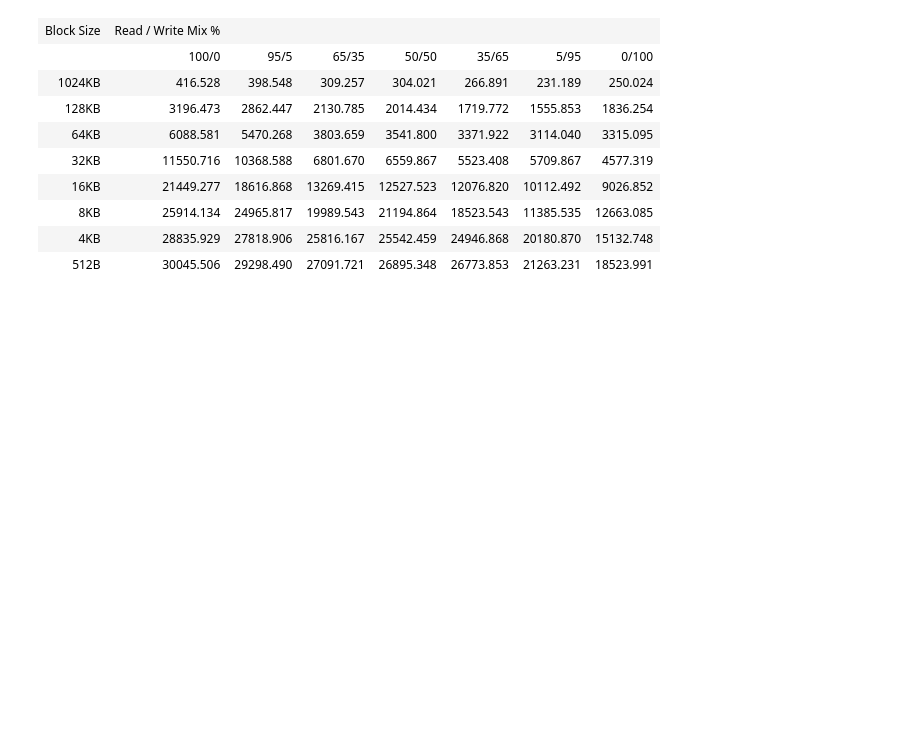
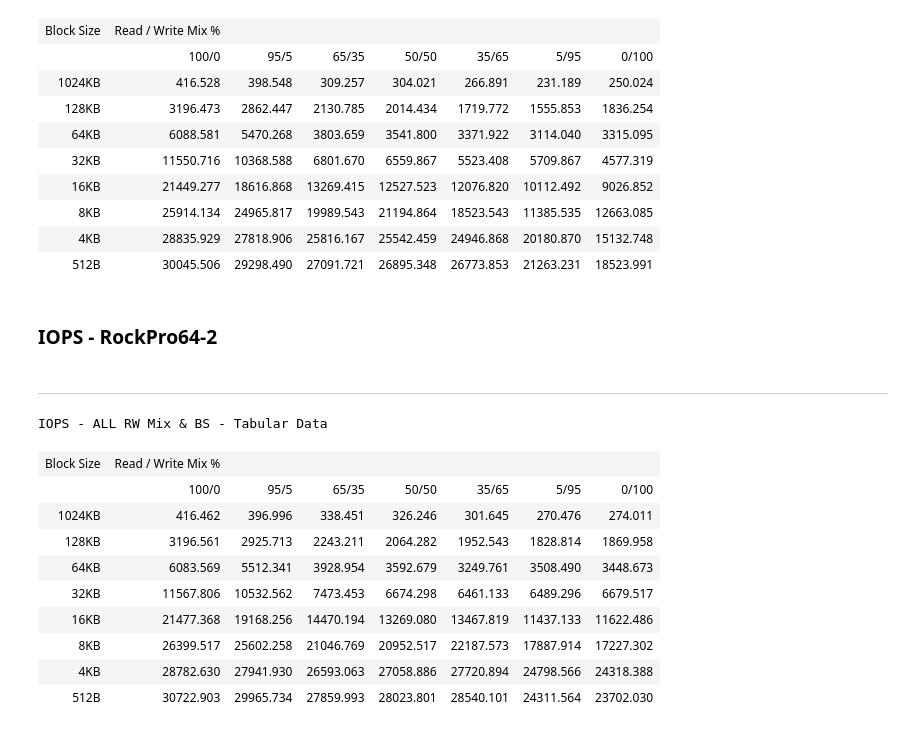
Before and after one commit to ljishen/SSSPT, a Jupyter notebook: analysis/notebooks/iops_comparison.ipynb, the cells around one changed output. Drawn from its saved outputs; the diff is of its cells as text; code cells hidden in the pictures; blank space fills up the shorter version.

```diff
--- a/analysis/notebooks/iops_comparison.ipynb
+++ b/analysis/notebooks/iops_comparison.ipynb
@@ -36,3 +36,20 @@ IOPS - ALL RW Mix & BS - Tabular Data
 | 8KB | 25914.134 | 24965.817 | 19989.543 | 21194.864 | 18523.543 | 11385.535 | 12663.085 |
 | 4KB | 28835.929 | 27818.906 | 25816.167 | 25542.459 | 24946.868 | 20180.870 | 15132.748 |
 | 512B | 30045.506 | 29298.490 | 27091.721 | 26895.348 | 26773.853 | 21263.231 | 18523.991 |
+# %% [markdown]
+### IOPS - RockPro64-2
+# %%
+plot_measurement_window_tabular('rockpro64/iops/2')
+# %% [output]
+---
+IOPS - ALL RW Mix & BS - Tabular Data
+| Block Size | Read / Write Mix % |  |  |  |  |  |  |
+|  | 100/0 | 95/5 | 65/35 | 50/50 | 35/65 | 5/95 | 0/100 |
+| 1024KB | 416.462 | 396.996 | 338.451 | 326.246 | 301.645 | 270.476 | 274.011 |
+| 128KB | 3196.561 | 2925.713 | 2243.211 | 2064.282 | 1952.543 | 1828.814 | 1869.958 |
+| 64KB | 6083.569 | 5512.341 | 3928.954 | 3592.679 | 3249.761 | 3508.490 | 3448.673 |
+| 32KB | 11567.806 | 10532.562 | 7473.453 | 6674.298 | 6461.133 | 6489.296 | 6679.517 |
+| 16KB | 21477.368 | 19168.256 | 14470.194 | 13269.080 | 13467.819 | 11437.133 | 11622.486 |
+| 8KB | 26399.517 | 25602.258 | 21046.769 | 20952.517 | 22187.573 | 17887.914 | 17227.302 |
+| 4KB | 28782.630 | 27941.930 | 26593.063 | 27058.886 | 27720.894 | 24798.566 | 24318.388 |
+| 512B | 30722.903 | 29965.734 | 27859.993 | 28023.801 | 28540.101 | 24311.564 | 23702.030 |
```
Also changed, not shown: parts of 5 cells of this notebook, 2 other files.
